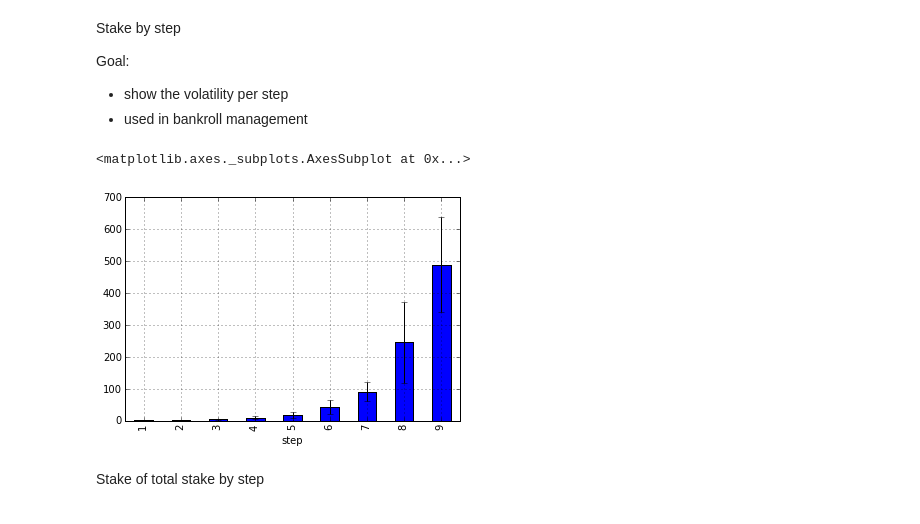
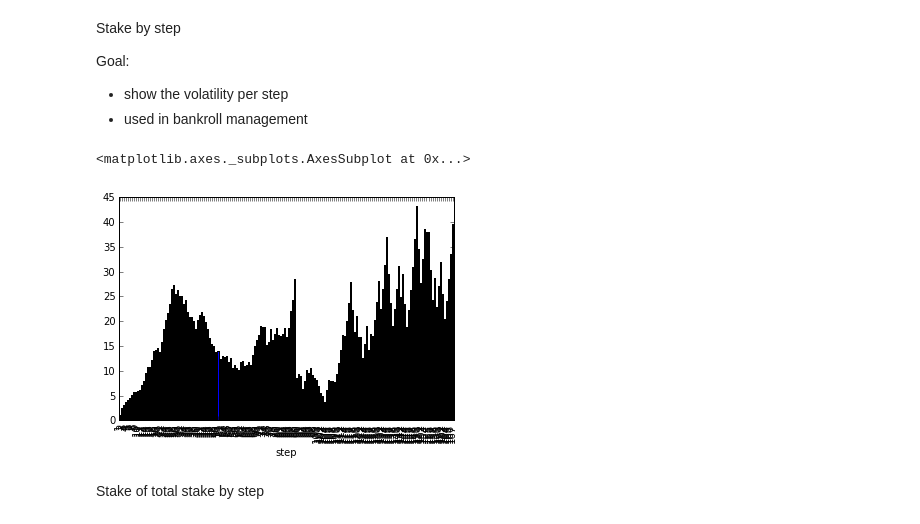
Before and after one commit to Tjorriemorrie/trading, a Jupyter notebook: 18_theoryofruns/app/bulkloader/Analysis.ipynb, the cells around one changed output. Drawn from its saved outputs; the diff is of its cells as text; code cells hidden in the pictures.

```diff
--- a/18_theoryofruns/app/bulkloader/Analysis.ipynb
+++ b/18_theoryofruns/app/bulkloader/Analysis.ipynb
@@ -18,6 +19,7 @@ from matplotlib import pyplot as plt
 ####Load Data
 ---
 # %%
-df = pd.read_csv('runs_final.csv')
+df = pd.read_csv('runs.csv')
+df = df[df['currency'] != 'EURUSD']
 print df.columns
 # %% [output]
@@ -189,9 +218,9 @@ Goal:
 - used in bankroll management
 # %%
 grouped = df.groupby(['step'])
-grouped['stake'].mean().plot(kind='bar', yerr=grouped['stake'].std())
+grouped['stake'].mean().plot(kind='bar', grid=False)
 # %% [output]
 <matplotlib.axes._subplots.AxesSubplot at 0x...>
-[figure, old version]
+[figure, new version]
 # %% [markdown]
 Stake of total stake by step
```
Also changed, not shown: parts of 33 cells of this notebook, 24 other files.
